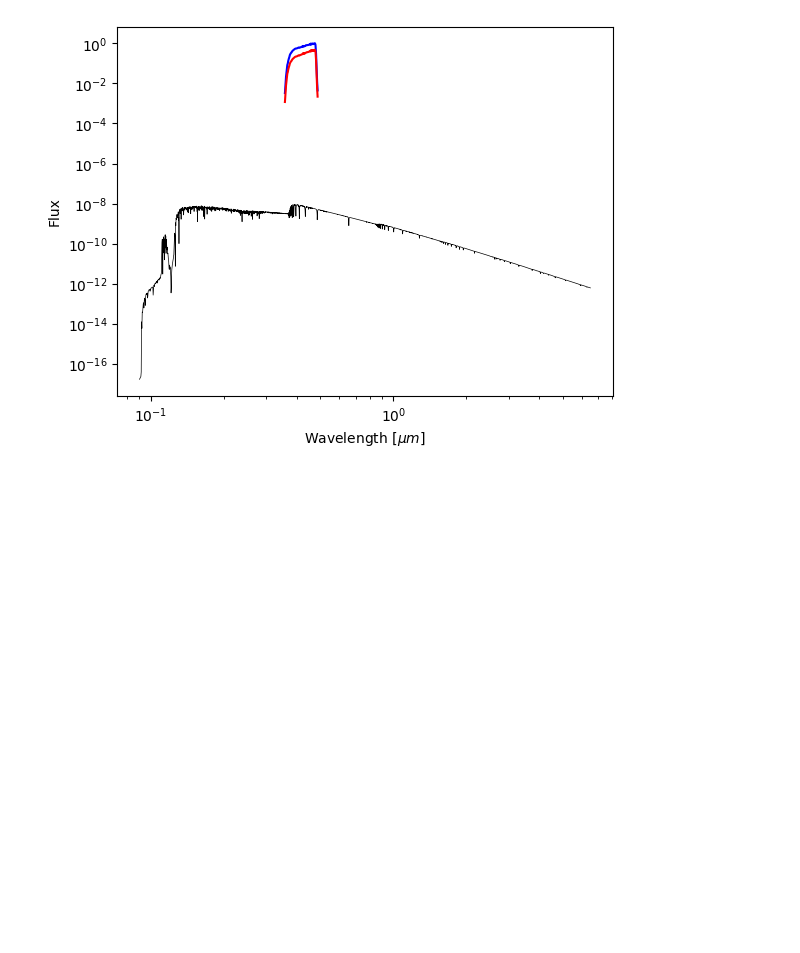
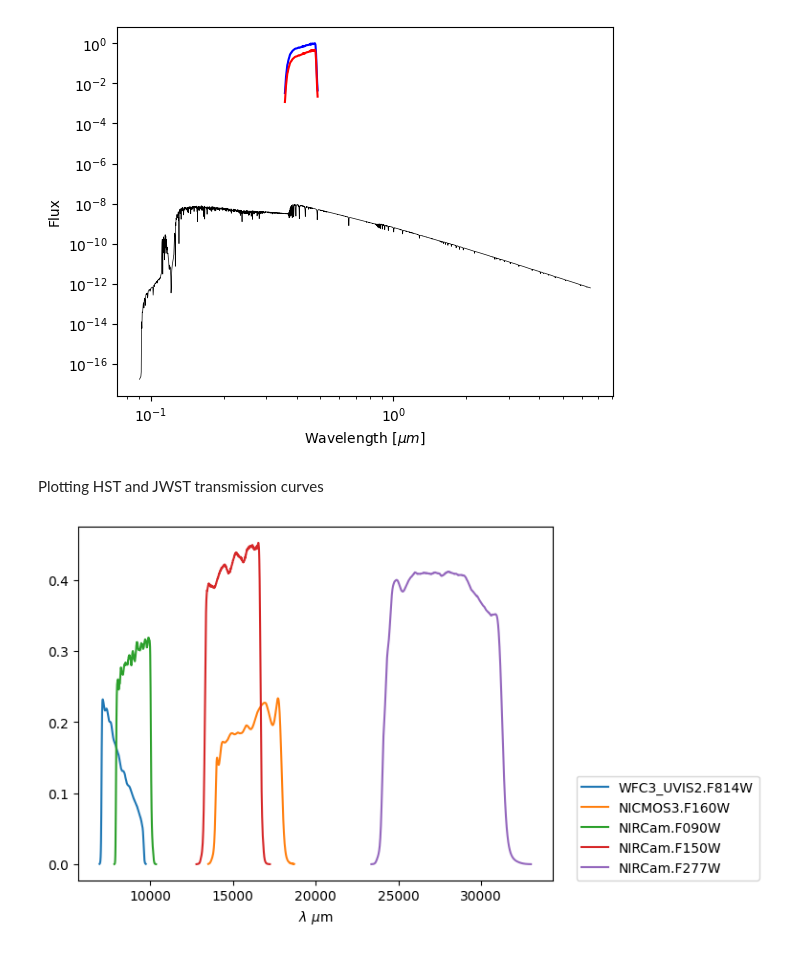
Before and after one commit to sangeethankumar/Photometry, a Jupyter notebook: SomeTools/Transmission Curves.ipynb, the cells around one changed output. Saved outputs shown, nothing was run; the diff lists cells and outputs as text; code cells hidden in the pictures; blank space fills up the shorter version.

Commit message:
hst and jwst

```diff
--- a/SomeTools/Transmission Curves.ipynb
+++ b/SomeTools/Transmission Curves.ipynb
@@ -213,3 +213,24 @@ plt.xlabel(r"Wavelength [$\mu m$]")
 plt.ylabel("Flux");
 # %% [output]
 [figure]
+# %% [markdown]
+Plotting HST and JWST transmission curves
+# %%
+all_filters = svo.filters()
+filter_substrings = ["F350LP", "F555W", "F814W", "F160W", "NIRCam.F090W", "NIRCam.F150W", "F277W"]
+filters = []
+for filter_substring in filter_substrings:
+    filters.extend([tfilter for tfilter in all_filters if filter_substring in tfilter])
+filters.remove('NIRCam.F150W2')
+filters.remove('WFPC2.F814W')
+filters.remove('NIRISS.F277W')
+filters.remove('ACS_HRC.F555W')
+
+for hst_jwst_filter in filters:
+    filter = svo.Filter(hst_jwst_filter)
+    wave, val = filter.raw[0], filter.raw[1]
+    plt.plot(wave, val, label=hst_jwst_filter)
+    plt.xlabel(r'$\lambda$ $\mu$m')
+plt.legend(loc=(1.05,0));
+# %% [output]
+[figure, added]
```
